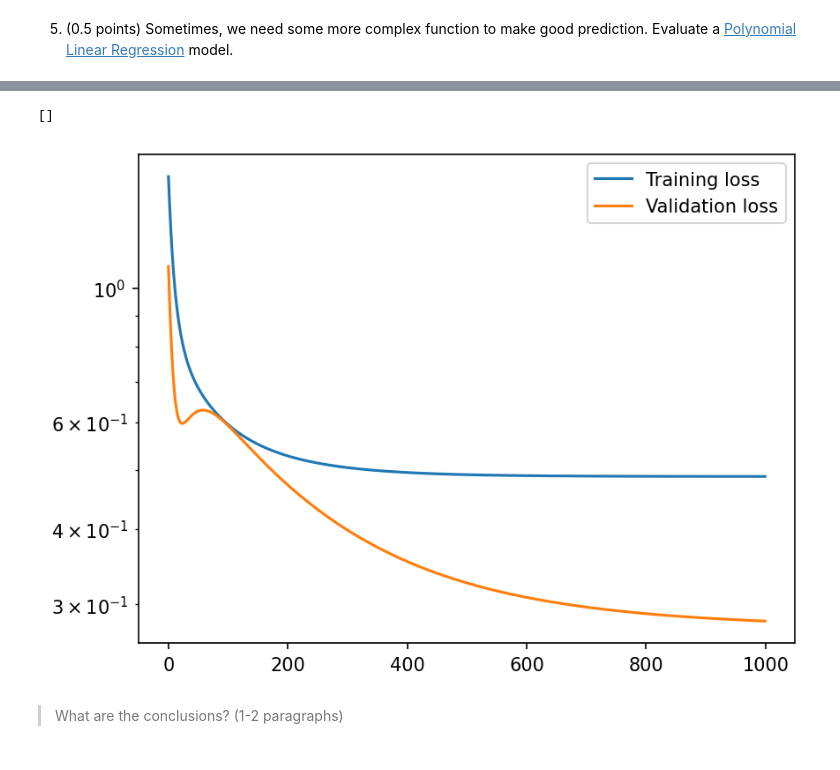
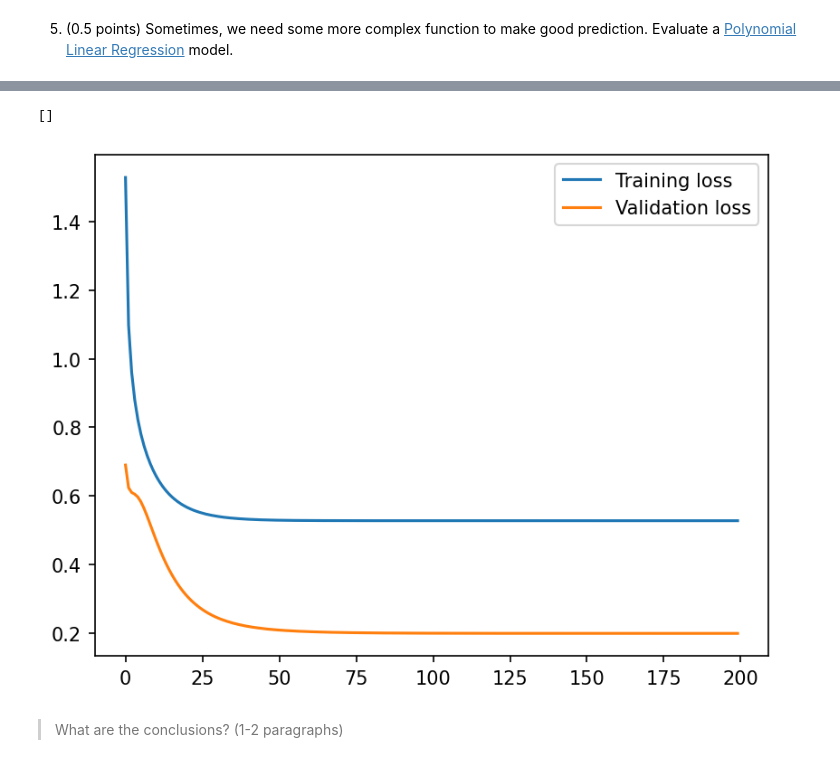
Before and after one commit to DanielGardin/MO444, a Jupyter notebook: T2_Classical_Techniques.ipynb, the cells around one changed output, grey strips where cells are left out. Saved outputs shown, nothing was run; the diff lists cells and outputs as text; code cells hidden in the pictures.

```diff
--- a/T2_Classical_Techniques.ipynb
+++ b/T2_Classical_Techniques.ipynb
@@ -257,7 +239,7 @@ y_test  = y_test.to_numpy()
 fig = make_subplots(rows=1, cols=len(correlated_labels))
 for i, var in enumerate(correlated_labels):
     fig.add_trace(
-        go.Box(y=X_train[:, i+1],
+        go.Box(y=X_train[:, i],
         name=var),
         row=1, col=i+1
     )
@@ -370,6 +342,3 @@ class LinearRegression:
         mean_loss = np.sum((y - y_mean)**2)/(2*n_samples)
 
         return 1 - self.loss(X, y)/mean_loss
-# %%
-lin = LinearRegression(LEARNING_RATE, max_iter=1000)
-history, val_history = lin.fit(X_train, y_train, X_val, y_val)
@@ -393,0 +345,20 @@ Epoch 1000: Training loss    0.53186
+# %%
+from sklearn.preprocessing import PolynomialFeatures
+
+def train_model(learning_rate, polynomial_degree=1, verbose=True, max_iter=200):
+    global X_train, X_val, y_train, y_val
+
+    zscore = ZScore()
+
+    poly = PolynomialFeatures(polynomial_degree)
+
+    Xt = poly.fit_transform(X_train[:, 1:])
+    Xv   = poly.transform(X_val[:, 1:])
+
+    Xt = zscore.fit_transform(Xt, rows=range(1, poly.n_output_features_))
+    Xv   = zscore.transform(Xv, rows=range(1, poly.n_output_features_))
+
+    lin = LinearRegression(learning_rate, max_iter=max_iter)
+    history, val_history = lin.fit(Xt, y_train, Xv, y_val, summary=verbose)
+
+    return history, val_history
@@ -553,0 +528,2 @@ Epoch 1000: Training loss    0.48807
+# %%
+history, val_history = train_model(learning_rate=0.1, polynomial_degree=2)
@@ -554,15 +548,14 @@ Epoch 1000: Training loss    0.48807
 # %%
 fig, ax = plt.subplots(dpi=150)
 
 ax.plot(history, label="Training loss")
 ax.plot(val_history, label="Validation loss")
 
 ax.legend()
-ax.set_yscale('log')
 plt.plot()
 # %% [output]
 []
-[figure, old version]
+[figure, new version]
 # %% [markdown]
 > What are the conclusions? (1-2 paragraphs)
 # %% [markdown]
```
Also changed, not shown: parts of 25 cells of this notebook.
